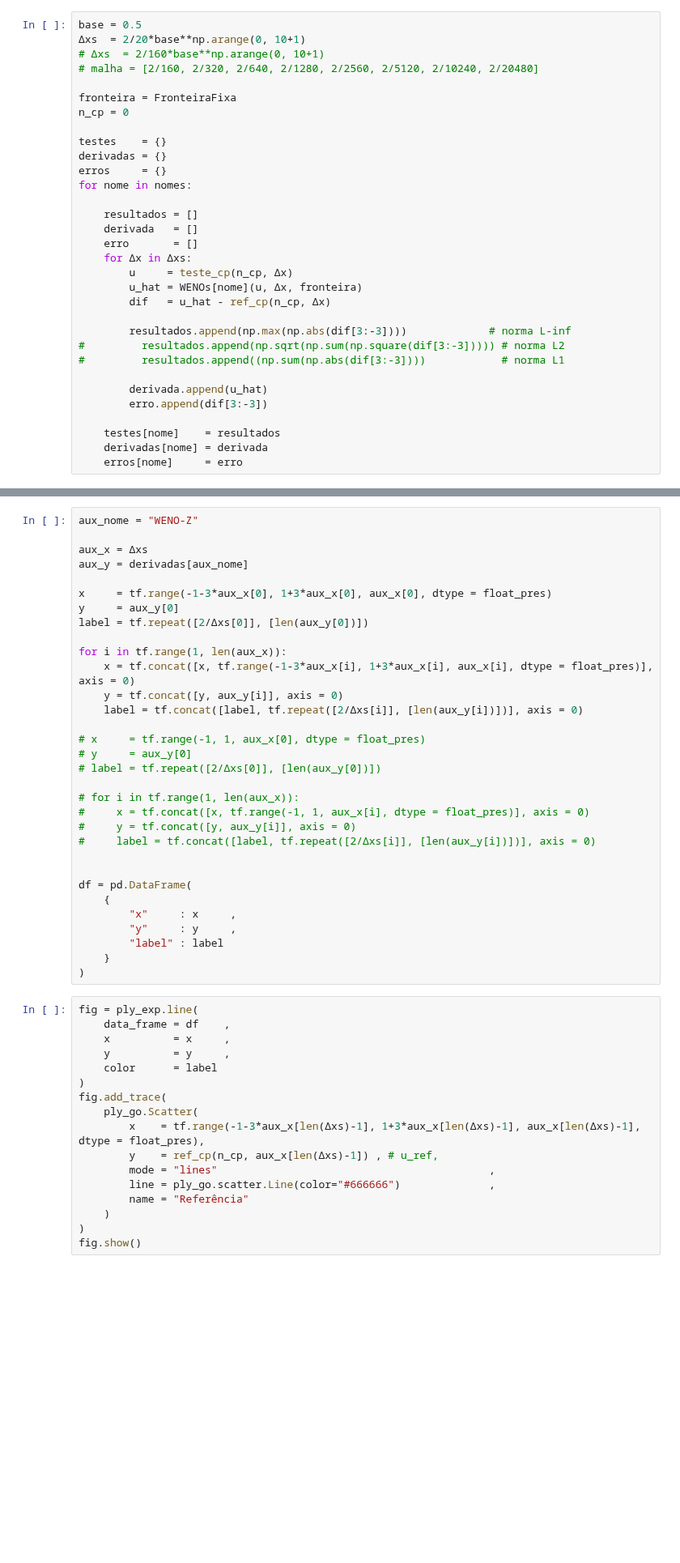
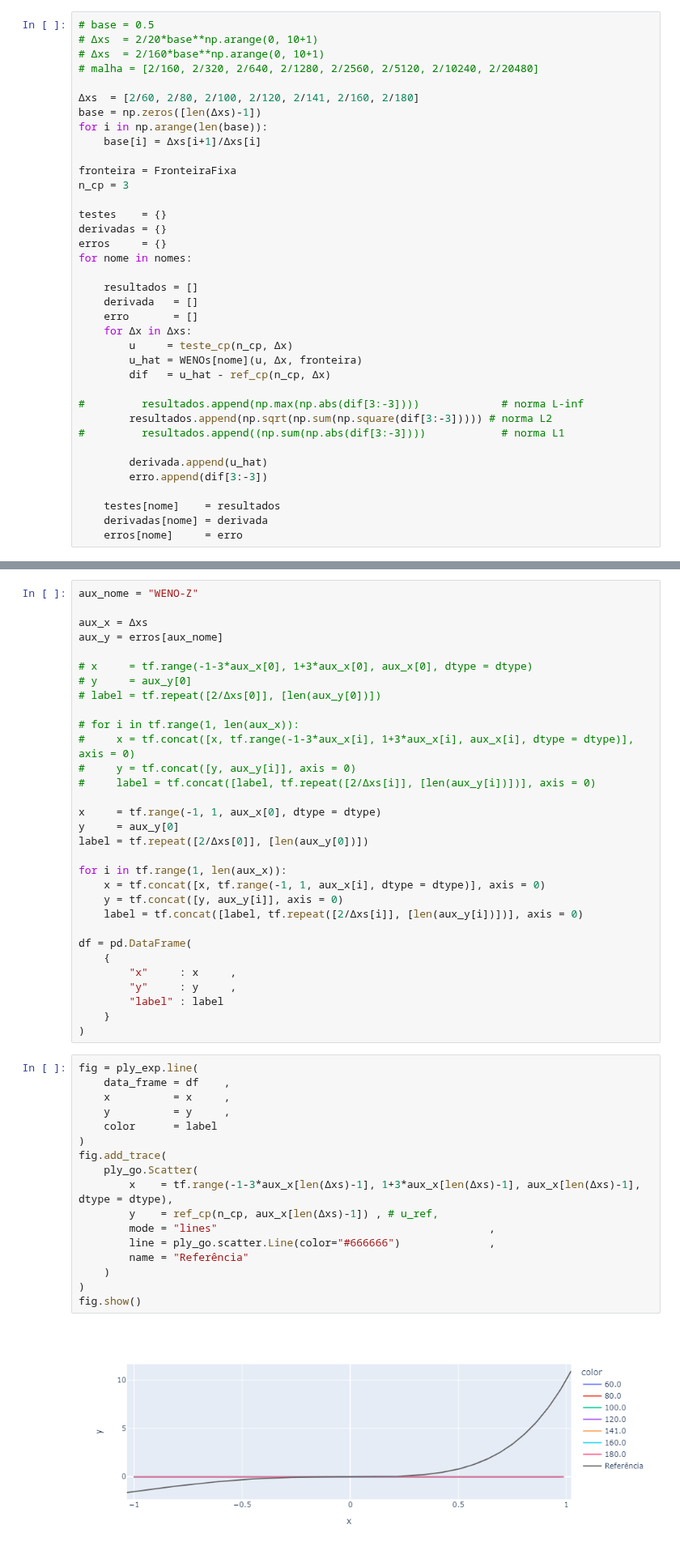
Before and after one commit to silvaneojunior/Top_mat_A, a Jupyter notebook: WENO-DS/Teste da Ordem de Convergência.ipynb, the cells around one changed output, grey strips where cells are left out. Shown at 81% size. Saved outputs shown, nothing was run; the diff lists cells and outputs as text; blank space fills up the shorter version.

```diff
--- a/WENO-DS/Teste da Ordem de Convergência.ipynb
+++ b/WENO-DS/Teste da Ordem de Convergência.ipynb
@@ -69,11 +123,16 @@ WENOs[nomes[14]] = simulation(API, equation, WENO_ZC, mapping =  pre_inv_mapping
 # %%
-base = 0.5
-Δxs  = 2/20*base**np.arange(0, 10+1)
+# base = 0.5
+# Δxs  = 2/20*base**np.arange(0, 10+1)
 # Δxs  = 2/160*base**np.arange(0, 10+1)
 # malha = [2/160, 2/320, 2/640, 2/1280, 2/2560, 2/5120, 2/10240, 2/20480]
 
+Δxs  = [2/60, 2/80, 2/100, 2/120, 2/141, 2/160, 2/180]
+base = np.zeros([len(Δxs)-1])
+for i in np.arange(len(base)):
+    base[i] = Δxs[i+1]/Δxs[i]
+
 fronteira = FronteiraFixa
-n_cp = 0
+n_cp = 3
 
 testes    = {}
 derivadas = {}
@@ -88,8 +147,8 @@ for nome in nomes:
         u_hat = WENOs[nome](u, Δx, fronteira)
         dif   = u_hat - ref_cp(n_cp, Δx)
 
-        resultados.append(np.max(np.abs(dif[3:-3])))             # norma L-inf
-#         resultados.append(np.sqrt(np.sum(np.square(dif[3:-3])))) # norma L2
+#         resultados.append(np.max(np.abs(dif[3:-3])))             # norma L-inf
+        resultados.append(np.sqrt(np.sum(np.square(dif[3:-3])))) # norma L2
 #         resultados.append((np.sum(np.abs(dif[3:-3])))            # norma L1
 
         derivada.append(u_hat)
@@ -106,26 +161,25 @@ dtype('float64')
 aux_nome = "WENO-Z"
 
 aux_x = Δxs
-aux_y = derivadas[aux_nome]
+aux_y = erros[aux_nome]
 
-x     = tf.range(-1-3*aux_x[0], 1+3*aux_x[0], aux_x[0], dtype = float_pres)
+# x     = tf.range(-1-3*aux_x[0], 1+3*aux_x[0], aux_x[0], dtype = dtype)
+# y     = aux_y[0]
+# label = tf.repeat([2/Δxs[0]], [len(aux_y[0])])
+
+# for i in tf.range(1, len(aux_x)):
+#     x = tf.concat([x, tf.range(-1-3*aux_x[i], 1+3*aux_x[i], aux_x[i], dtype = dtype)], axis = 0)
+#     y = tf.concat([y, aux_y[i]], axis = 0)
+#     label = tf.concat([label, tf.repeat([2/Δxs[i]], [len(aux_y[i])])], axis = 0)
+
+x     = tf.range(-1, 1, aux_x[0], dtype = dtype)
 y     = aux_y[0]
 label = tf.repeat([2/Δxs[0]], [len(aux_y[0])])
 
 for i in tf.range(1, len(aux_x)):
-    x = tf.concat([x, tf.range(-1-3*aux_x[i], 1+3*aux_x[i], aux_x[i], dtype = float_pres)], axis = 0)
+    x = tf.concat([x, tf.range(-1, 1, aux_x[i], dtype = dtype)], axis = 0)
     y = tf.concat([y, aux_y[i]], axis = 0)
     label = tf.concat([label, tf.repeat([2/Δxs[i]], [len(aux_y[i])])], axis = 0)
-
-# x     = tf.range(-1, 1, aux_x[0], dtype = float_pres)
-# y     = aux_y[0]
-# label = tf.repeat([2/Δxs[0]], [len(aux_y[0])])
-
-# for i in tf.range(1, len(aux_x)):
-#     x = tf.concat([x, tf.range(-1, 1, aux_x[i], dtype = float_pres)], axis = 0)
-#     y = tf.concat([y, aux_y[i]], axis = 0)
-#     label = tf.concat([label, tf.repeat([2/Δxs[i]], [len(aux_y[i])])], axis = 0)
-
 
 df = pd.DataFrame(
     {
@@ -137,20 +191,22 @@ df = pd.DataFrame(
 # %%
 fig = ply_exp.line(
     data_frame = df    ,
     x          = x     ,
     y          = y     ,
     color      = label
 )
 fig.add_trace(
     ply_go.Scatter(
-        x    = tf.range(-1-3*aux_x[len(Δxs)-1], 1+3*aux_x[len(Δxs)-1], aux_x[len(Δxs)-1], dtype = float_pres),
+        x    = tf.range(-1-3*aux_x[len(Δxs)-1], 1+3*aux_x[len(Δxs)-1], aux_x[len(Δxs)-1], dtype = dtype),
         y    = ref_cp(n_cp, aux_x[len(Δxs)-1]) , # u_ref,
         mode = "lines"                                           ,
         line = ply_go.scatter.Line(color="#666666")              ,
         name = "Referência"
     )
 )
 fig.show()
+# %% [output]
+[figure, added]
 # %%
 fig.write_html("C:/Users/daniw/OneDrive/Documentos/GitHub/Top_mat_A/WENO-BI/ordem_de_convergência_gausiana.html")
 # %%
```
Also changed, not shown: parts of 7 cells of this notebook, 43 other files.
